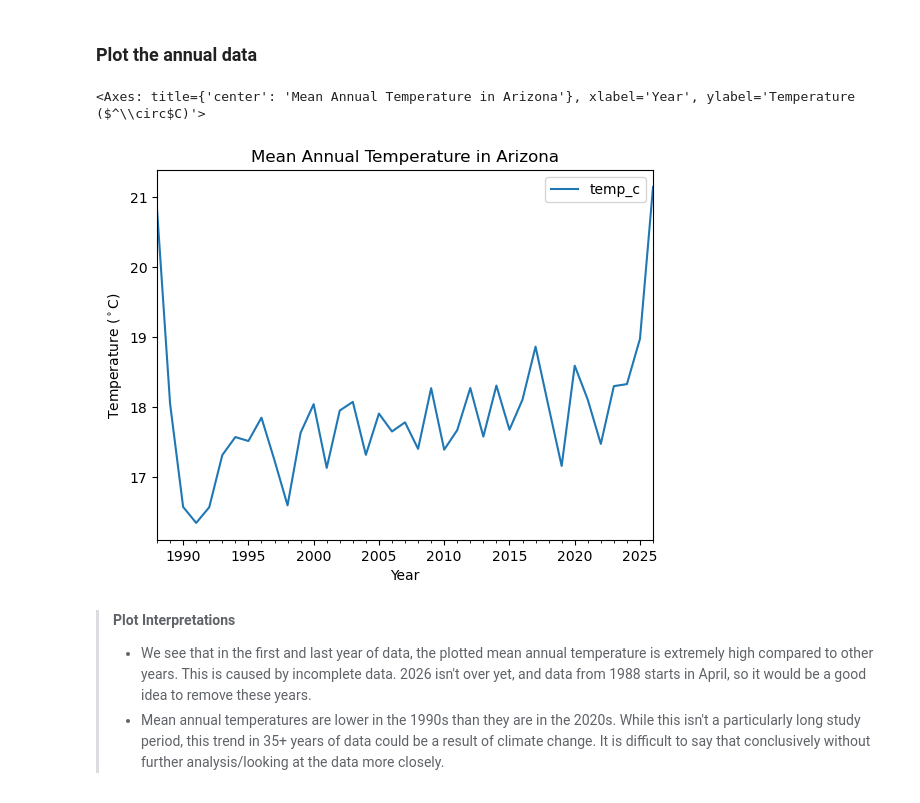
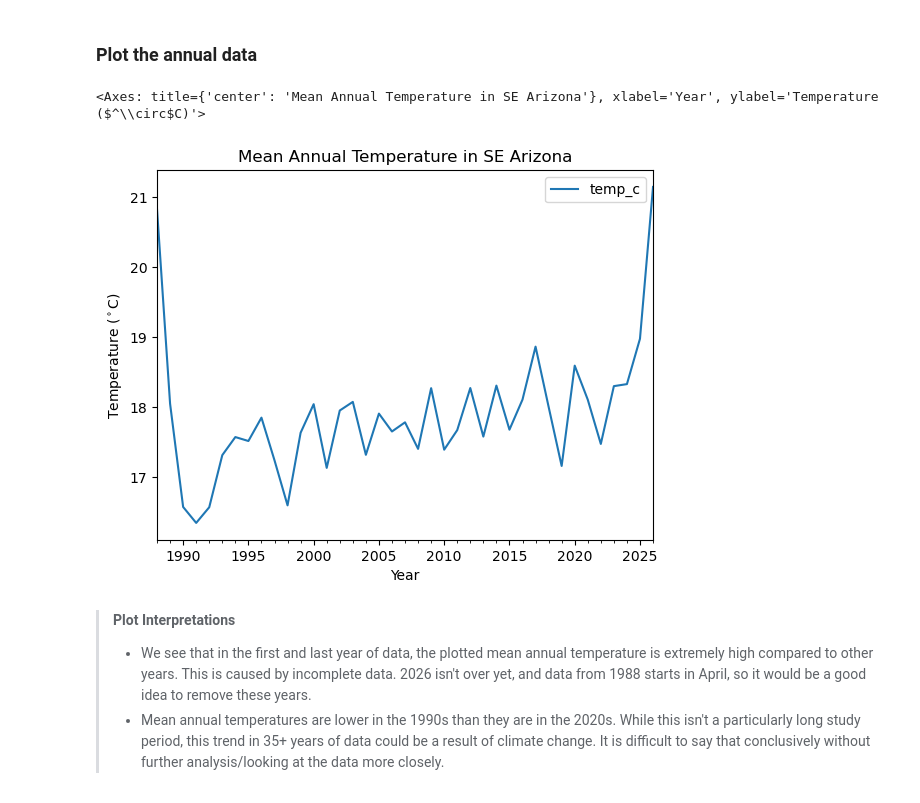
Before and after one commit to lauren-thomas2/climate-change, a Jupyter notebook: climate-change.ipynb, the cells around one changed output. Cells and saved outputs as stored; diff of their text form; code cells hidden in the pictures.

```diff
--- a/climate-change.ipynb
+++ b/climate-change.ipynb
@@ -158,12 +151,12 @@ annual_temp_df = (
 ### Plot the annual data
 # %%
 annual_temp_df.plot(y = 'temp_c',
-                  title = 'Mean Annual Temperature in Arizona',
+                  title = 'Mean Annual Temperature in SE Arizona',
                   xlabel = 'Year',
                   ylabel = 'Temperature ($^\circ$C)')
 # %% [output]
-<Axes: title={'center': 'Mean Annual Temperature in Arizona'}, xlabel='Year', ylabel='Temperature ($^\\circ$C)'>
+<Axes: title={'center': 'Mean Annual Temperature in SE Arizona'}, xlabel='Year', ylabel='Temperature ($^\\circ$C)'>
-[figure, old version]
+[figure, new version]
 # %% [markdown]
 >**Plot Interpretations**
 >* We see that in the first and last year of data, the plotted mean annual temperature is extremely high compared to other years. This is caused by incomplete data. 2026 isn't over yet, and data from 1988 starts in April, so it would be a good idea to remove these years.
```
Also changed, not shown: parts of 8 cells of this notebook, 3 other files.
